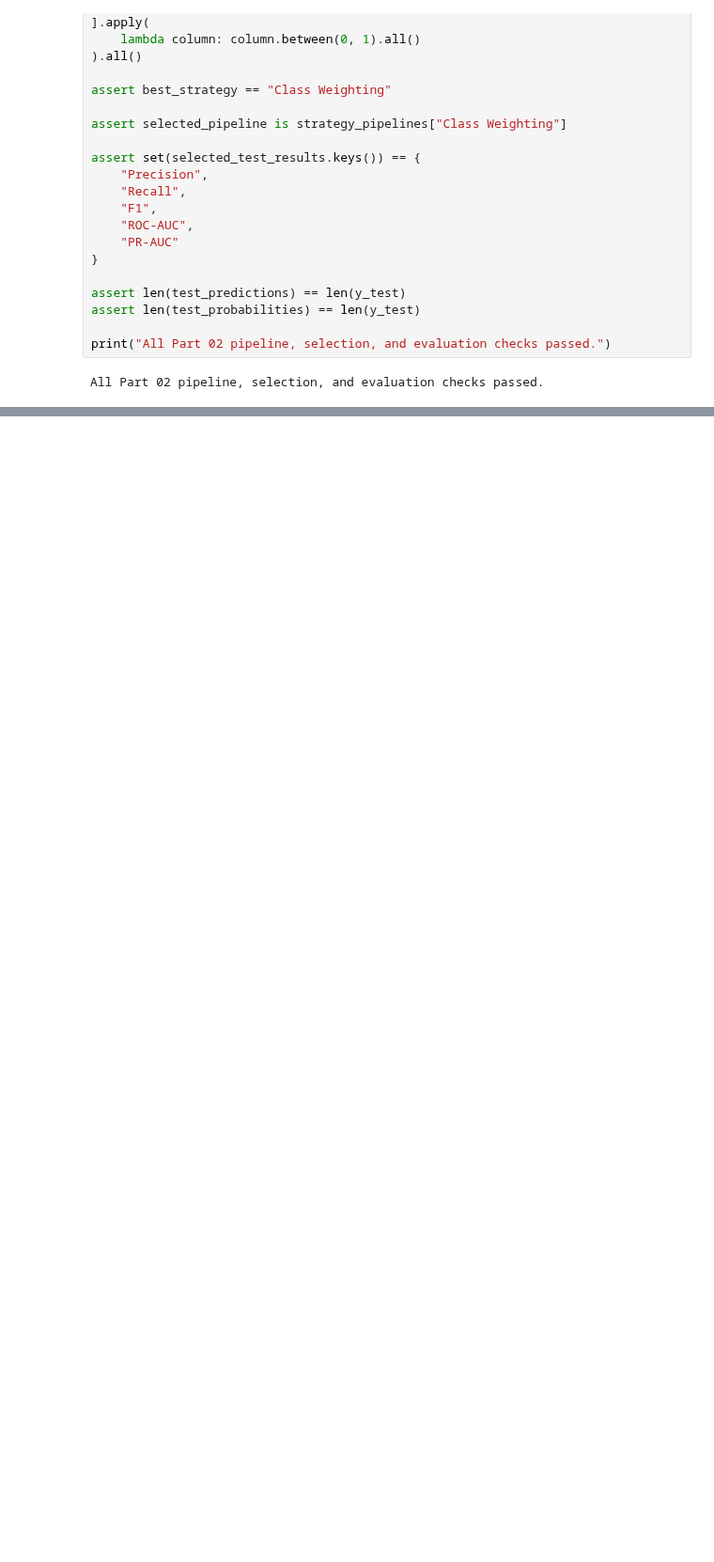
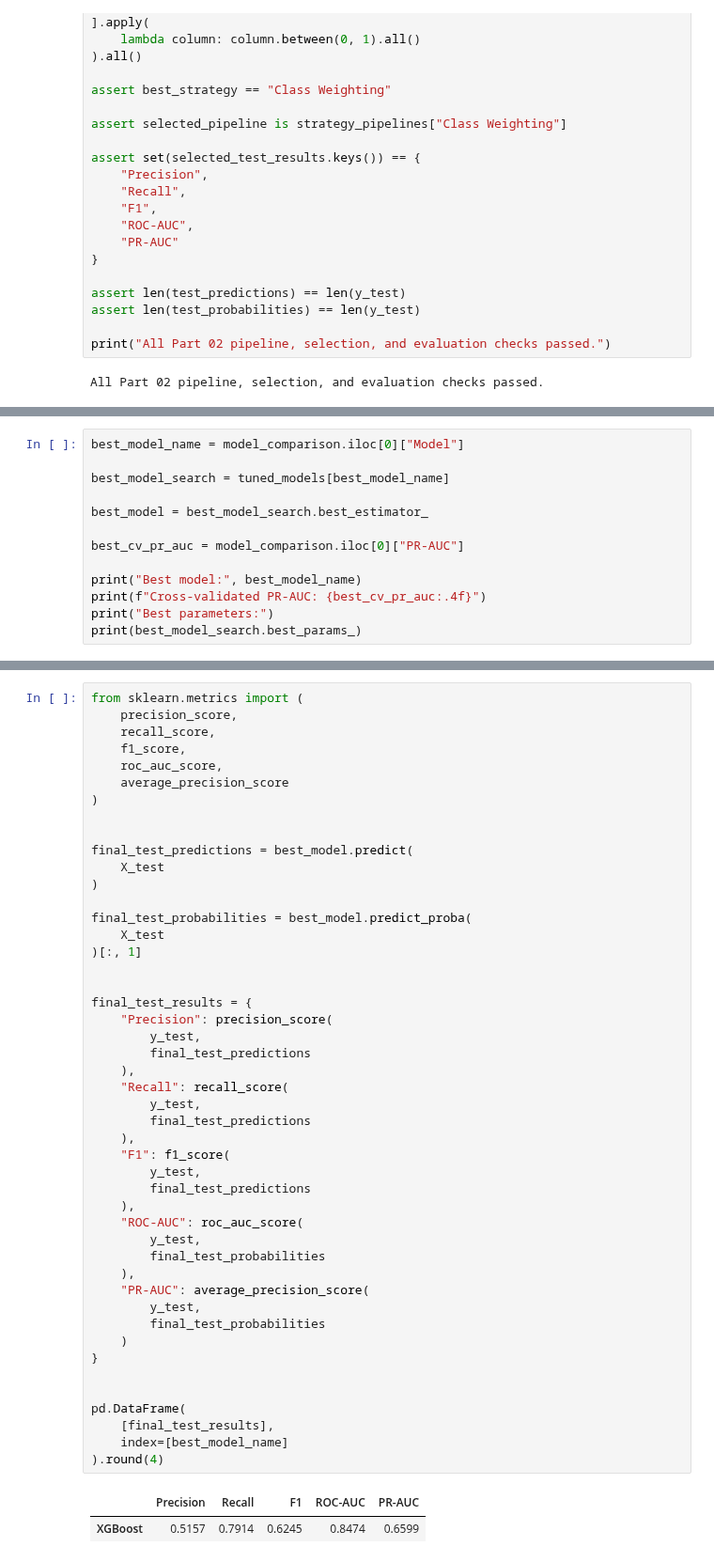
Before and after one commit to francisparwez/telco-customer-churn, a Jupyter notebook: Telco_Churn.ipynb, the cells around one changed output, grey strips where cells are left out. Shown at 94% size. Drawn from its saved outputs; the diff is of its cells as text; blank space fills up the shorter version.

```diff
--- a/Telco_Churn.ipynb
+++ b/Telco_Churn.ipynb
@@ -2406,0 +2768,13 @@ All Part 02 pipeline, selection, and evaluation checks passed.
+# %%
+best_model_name = model_comparison.iloc[0]["Model"]
+
+best_model_search = tuned_models[best_model_name]
+
+best_model = best_model_search.best_estimator_
+
+best_cv_pr_auc = model_comparison.iloc[0]["PR-AUC"]
+
+print("Best model:", best_model_name)
+print(f"Cross-validated PR-AUC: {best_cv_pr_auc:.4f}")
+print("Best parameters:")
+print(best_model_search.best_params_)
@@ -2406,0 +2794,50 @@ All Part 02 pipeline, selection, and evaluation checks passed.
+# %%
+from sklearn.metrics import (
+    precision_score,
+    recall_score,
+    f1_score,
+    roc_auc_score,
+    average_precision_score
+)
+
+
+final_test_predictions = best_model.predict(
+    X_test
+)
+
+final_test_probabilities = best_model.predict_proba(
+    X_test
+)[:, 1]
+
+
+final_test_results = {
+    "Precision": precision_score(
+        y_test,
+        final_test_predictions
+    ),
+    "Recall": recall_score(
+        y_test,
+        final_test_predictions
+    ),
+    "F1": f1_score(
+        y_test,
+        final_test_predictions
+    ),
+    "ROC-AUC": roc_auc_score(
+        y_test,
+        final_test_probabilities
+    ),
+    "PR-AUC": average_precision_score(
+        y_test,
+        final_test_probabilities
+    )
+}
+
+
+pd.DataFrame(
+    [final_test_results],
+    index=[best_model_name]
+).round(4)
+# %% [output]
+|  | Precision | Recall | F1 | ROC-AUC | PR-AUC |
+| XGBoost | 0.5157 | 0.7914 | 0.6245 | 0.8474 | 0.6599 |
```
Also changed, not shown: parts of 32 cells of this notebook, 3 other files.
